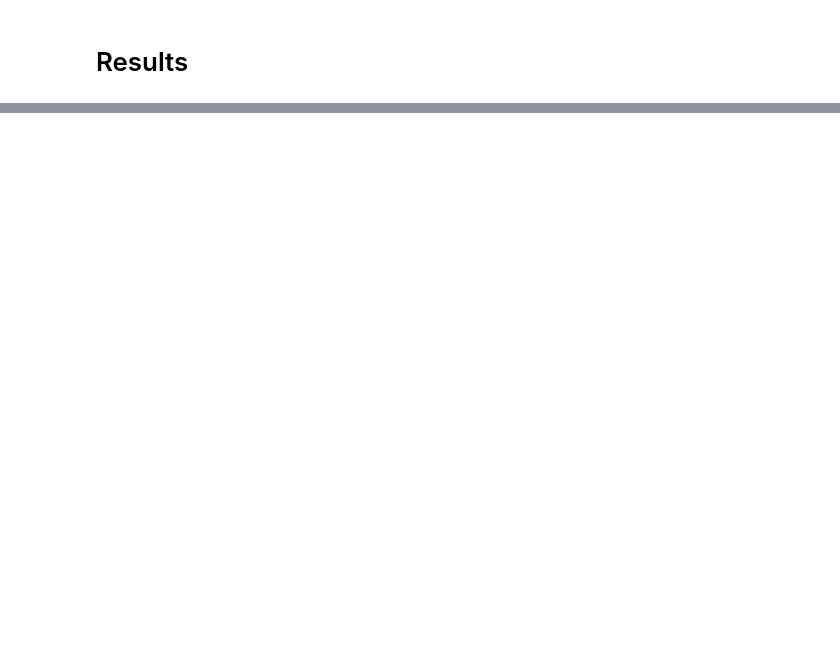
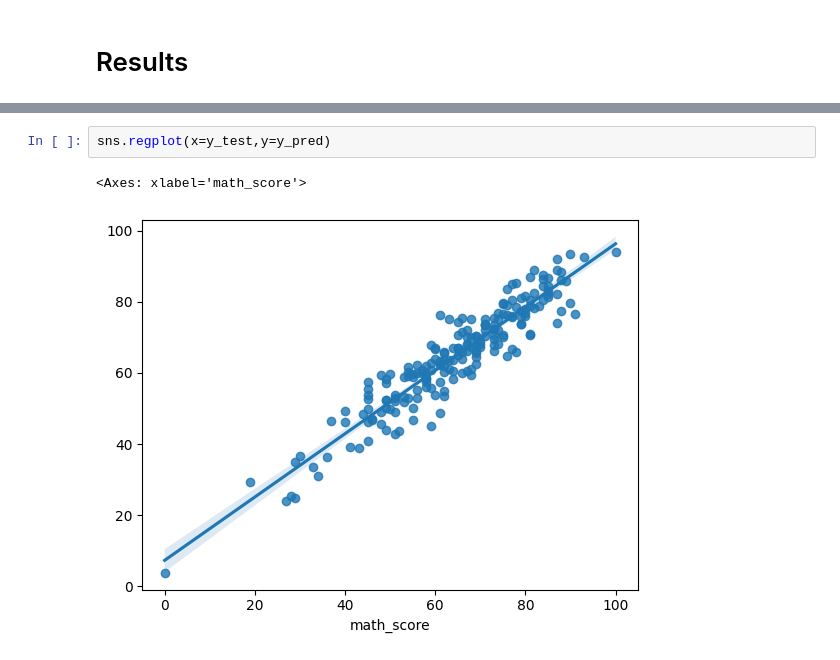
Before and after one commit to SWETHASATHEES/end_to_end_ml_project, a Jupyter notebook: notebook/Model_Training.ipynb, the cells around one changed output, grey strips where cells are left out. Drawn from its saved outputs; the diff is of its cells as text; blank space fills up the shorter version.

```diff
--- a/notebook/Model_Training.ipynb
+++ b/notebook/Model_Training.ipynb
@@ -197,0 +217,5 @@ pd.DataFrame(list(zip(model_list,r2_list)),columns=['Model Name','R2_score'])
+# %%
+sns.regplot(x=y_test,y=y_pred)
+# %% [output]
+<Axes: xlabel='math_score'>
+[figure, added]
```
Also changed, not shown: parts of 9 cells of this notebook, 11 other files.
